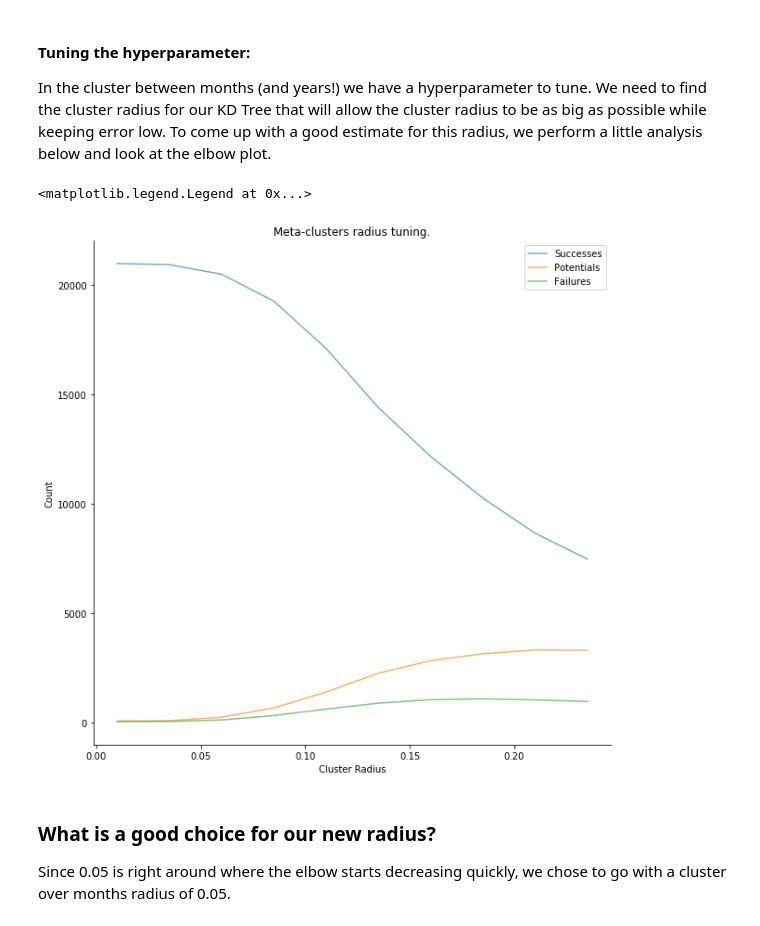
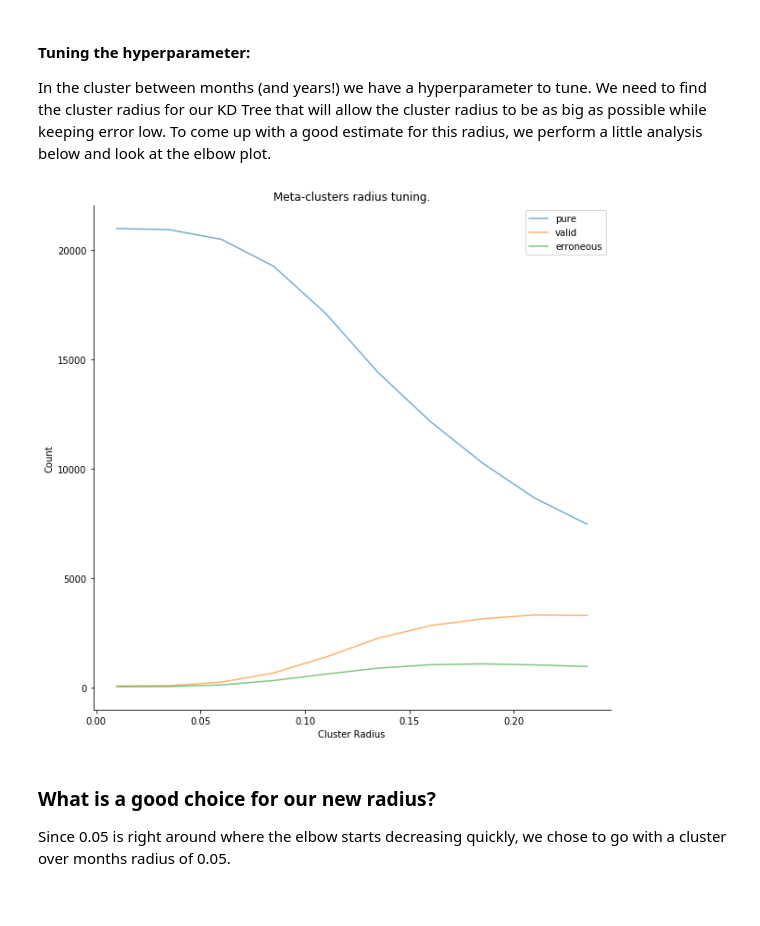
Before and after one commit to pblankley/itf_linking, a Jupyter notebook: linkitf/orbit_fitting.ipynb, the cells around one changed output. Saved outputs shown, nothing was run; the diff lists cells and outputs as text; code cells hidden in the pictures.

```diff
--- a/linkitf/orbit_fitting.ipynb
+++ b/linkitf/orbit_fitting.ipynb
@@ -221,11 +221,13 @@ Data loaded...
 
 In the cluster between months (and years!) we have a hyperparameter to tune.  We need to find the cluster radius for our KD Tree that will allow the cluster radius to be as big as possible while keeping error low.  To come up with a good estimate for this radius, we perform a little analysis below and look at the elbow plot.
 # %%
+
 rrr = np.arange(.01,.26,.025)
 ss,pp,ff = [],[],[]
 
 for r in rrr:
-    fi, fi_cid = cl.cluster_months(fit_dicts,rad=r)
+    fi = cl.cluster_months(fit_dicts,rad=r)
+    fi_cid = cl.get_cid_dict(fi)
     su,pt,fa = util.evalu(util.allocate(fi))
     ss.append(su)
     pp.append(pt)
@@ -233,17 +235,17 @@ for r in rrr:
 # %%
 alp = 0.6
 fig,ax=plt.subplots(figsize=(10,10))
-ax.plot(rrr,ss,label='Successes',alpha=alp)
-ax.plot(rrr,pp,label='Potentials',alpha=alp)
-ax.plot(rrr,ff,label='Failures',alpha=alp)
+ax.plot(rrr,ss,label='pure',alpha=alp)
+ax.plot(rrr,pp,label='valid',alpha=alp)
+ax.plot(rrr,ff,label='erroneous',alpha=alp)
 ax.set_xlabel('Cluster Radius')
 ax.set_ylabel('Count')
 ax.set_title('Meta-clusters radius tuning.')
 sns.despine()
 plt.legend()
+plt.show()
 # %% [output]
-<matplotlib.legend.Legend at 0x...>
-[figure, old version]
+[figure, new version]
 # %% [markdown]
 ### What is a good choice for our new radius?
 
```
Also changed, not shown: parts of 11 cells of this notebook, 3 other files.
